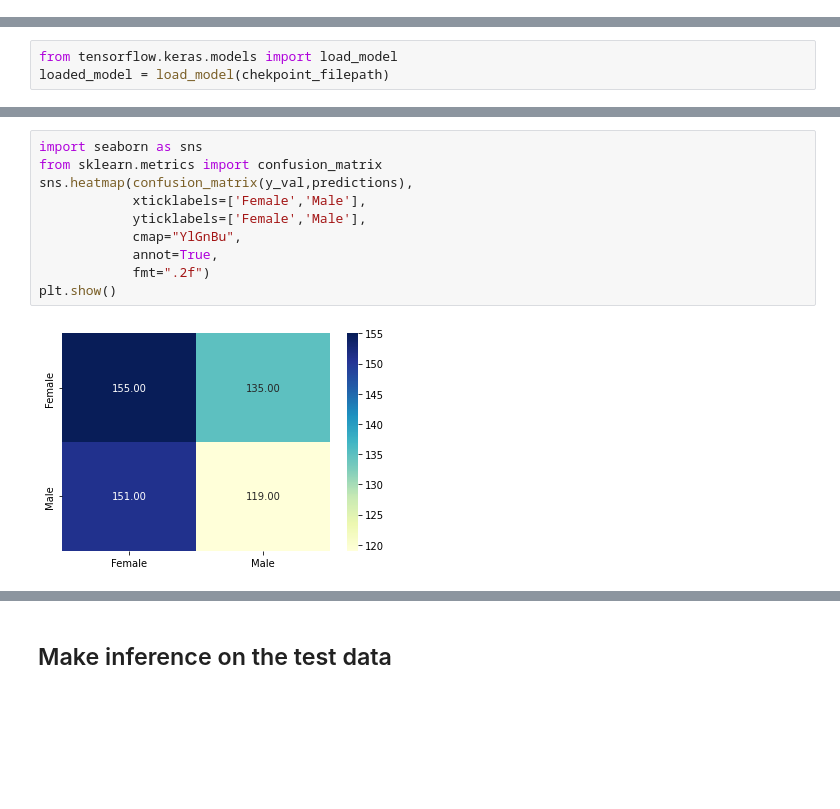
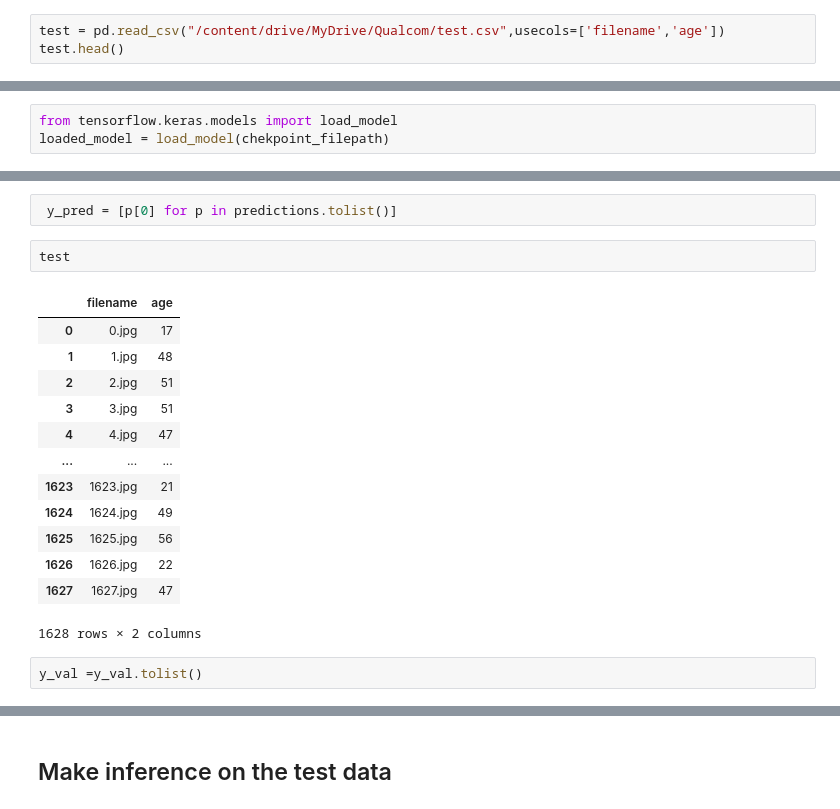
Before and after one commit to plaban1981/Deep-Learning-KERAS, a Jupyter notebook: Age_Category_Classification_using_Tensorflow_Transfer_Learning.ipynb, the cells around one changed output, grey strips where cells are left out. Drawn from its saved outputs; the diff is of its cells as text; blank space fills up the shorter version.

```diff
--- a/Age_Category_Classification_using_Tensorflow_Transfer_Learning.ipynb
+++ b/Age_Category_Classification_using_Tensorflow_Transfer_Learning.ipynb
@@ -331,0 +75,3 @@ test_gender.head()
+# %%
+test = pd.read_csv("/content/drive/MyDrive/Qualcom/test.csv",usecols=['filename','age'])
+test.head()
@@ -723,12 +515,20 @@ array([0, 0, 1, 0, 1, 0, 1, 1, 1, 0, 0, 1, 0, 1, 1, 1, 0, 0, 0, 0, 1, 1,
-# %%
-import seaborn as sns
-from sklearn.metrics import confusion_matrix
-sns.heatmap(confusion_matrix(y_val,predictions),
-            xticklabels=['Female','Male'],
-            yticklabels=['Female','Male'],
-            cmap="YlGnBu",
-            annot=True,
-            fmt=".2f")
-plt.show()
-# %% [output]
-[figure, removed]
+# %%
+ y_pred = [p[0] for p in predictions.tolist()]
+# %%
+test
+# %% [output]
+|  | filename | age |
+| 0 | 0.jpg | 17 |
+| 1 | 1.jpg | 48 |
+| 2 | 2.jpg | 51 |
+| 3 | 3.jpg | 51 |
+| 4 | 4.jpg | 47 |
+| ... | ... | ... |
+| 1623 | 1623.jpg | 21 |
+| 1624 | 1624.jpg | 49 |
+| 1625 | 1625.jpg | 56 |
+| 1626 | 1626.jpg | 22 |
+| 1627 | 1627.jpg | 47 |
+1628 rows × 2 columns
+# %%
+y_val =y_val.tolist()
```
Also changed, not shown: parts of 111 cells of this notebook.
